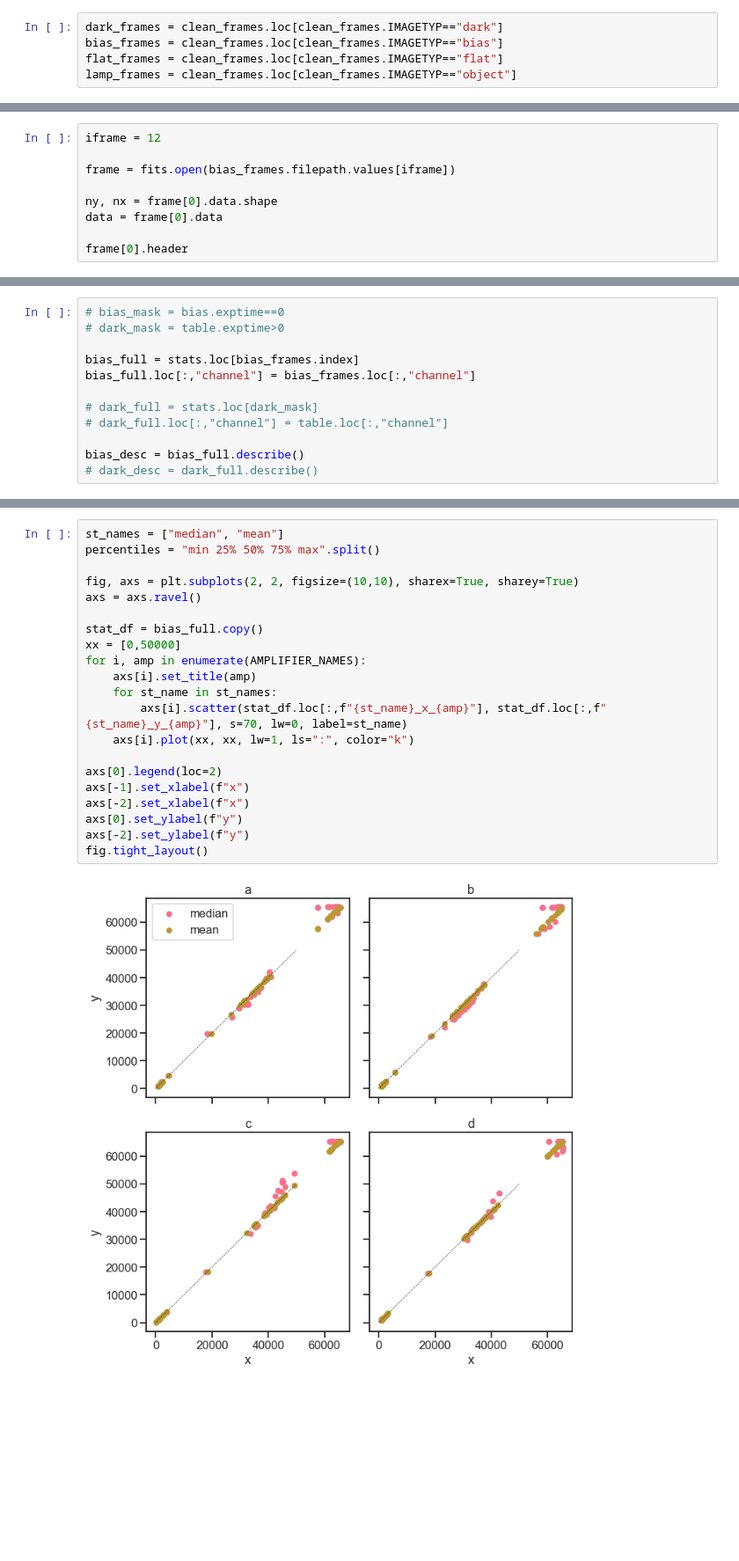
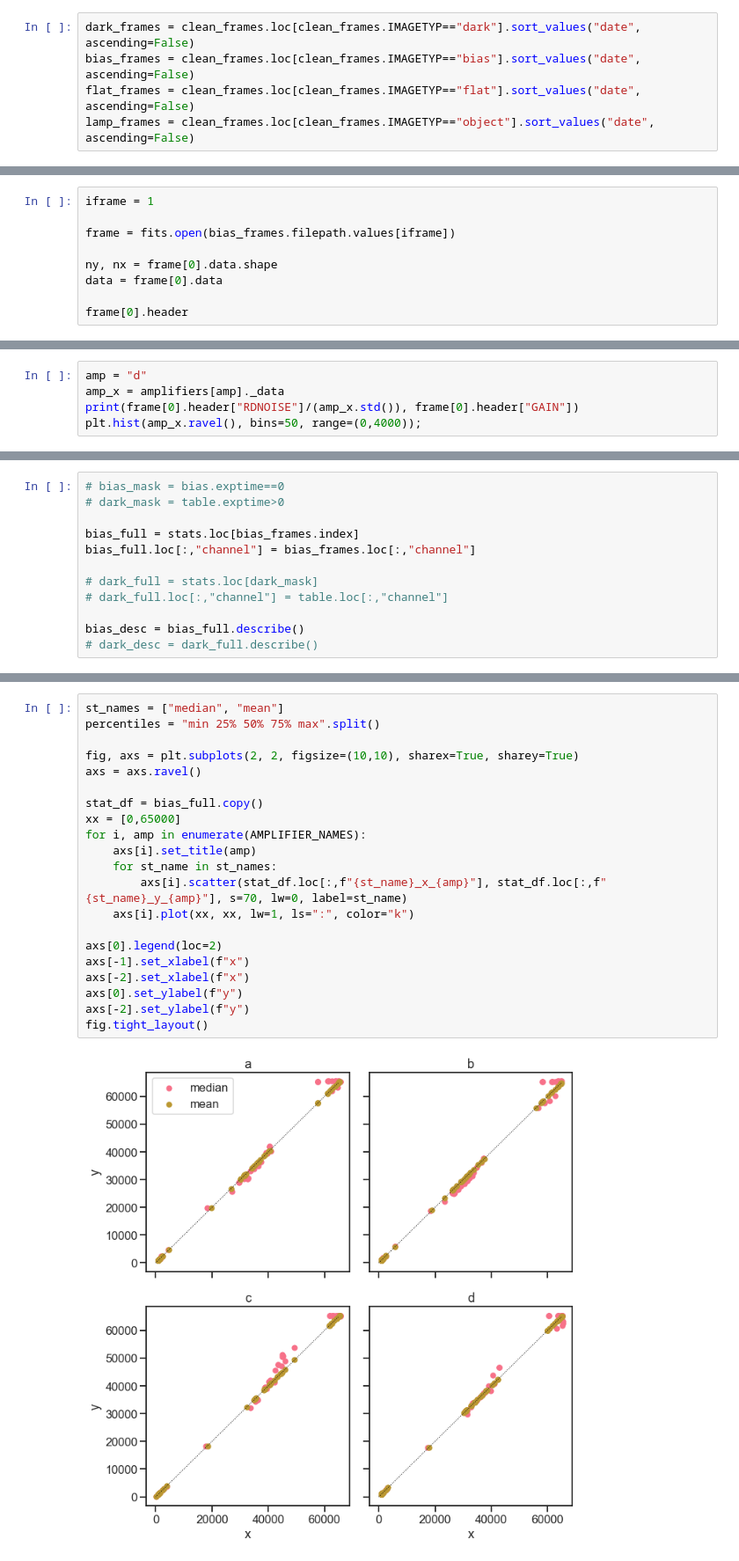
Before and after one commit to sdss/lvmdrp, a Jupyter notebook: docs/nb/lab-analysis.ipynb, the cells around one changed output, grey strips where cells are left out. Shown at 88% size. Drawn from its saved outputs; the diff is of its cells as text; blank space fills up the shorter version.

Commit message:
updated lab data (buggy version)

```diff
--- a/docs/nb/lab-analysis.ipynb
+++ b/docs/nb/lab-analysis.ipynb
@@ -83,5 +82,5 @@ clean_frames.IMAGETYP.value_counts().plot(kind="bar", figsize=(20,5))
 # %%
-dark_frames = clean_frames.loc[clean_frames.IMAGETYP=="dark"]
-bias_frames = clean_frames.loc[clean_frames.IMAGETYP=="bias"]
-flat_frames = clean_frames.loc[clean_frames.IMAGETYP=="flat"]
-lamp_frames = clean_frames.loc[clean_frames.IMAGETYP=="object"]
+dark_frames = clean_frames.loc[clean_frames.IMAGETYP=="dark"].sort_values("date", ascending=False)
+bias_frames = clean_frames.loc[clean_frames.IMAGETYP=="bias"].sort_values("date", ascending=False)
+flat_frames = clean_frames.loc[clean_frames.IMAGETYP=="flat"].sort_values("date", ascending=False)
+lamp_frames = clean_frames.loc[clean_frames.IMAGETYP=="object"].sort_values("date", ascending=False)
@@ -105,5 +87,5 @@ bias_frames
 # %%
-iframe = 12
+iframe = 1
 
 frame = fits.open(bias_frames.filepath.values[iframe])
 
@@ -211,0 +194,5 @@ final shape for amplifier region d: (2040, 2040)
+# %%
+amp = "d"
+amp_x = amplifiers[amp]._data
+print(frame[0].header["RDNOISE"]/(amp_x.std()), frame[0].header["GAIN"])
+plt.hist(amp_x.ravel(), bins=50, range=(0,4000));
@@ -319,26 +309,26 @@ max    65534.596814  65442.863235  64960.215931  65442.753431  65535.000000  654
 # %%
 st_names = ["median", "mean"]
 percentiles = "min 25% 50% 75% max".split()
 
 fig, axs = plt.subplots(2, 2, figsize=(10,10), sharex=True, sharey=True)
 axs = axs.ravel()
 
 stat_df = bias_full.copy()
-xx = [0,50000]
+xx = [0,65000]
 for i, amp in enumerate(AMPLIFIER_NAMES):
     axs[i].set_title(amp)
     for st_name in st_names:
         axs[i].scatter(stat_df.loc[:,f"{st_name}_x_{amp}"], stat_df.loc[:,f"{st_name}_y_{amp}"], s=70, lw=0, label=st_name)
     axs[i].plot(xx, xx, lw=1, ls=":", color="k")
 
 axs[0].legend(loc=2)
 axs[-1].set_xlabel(f"x")
 axs[-2].set_xlabel(f"x")
 axs[0].set_ylabel(f"y")
 axs[-2].set_ylabel(f"y")
 fig.tight_layout()
 # %% [output]
-[figure, old version]
+[figure, new version]
 # %%
 fig, axs = plt.subplots(2, 2, figsize=(10,10), sharex=True, sharey=True)
 axs = axs.ravel()
```
Also changed, not shown: parts of 9 cells of this notebook.
